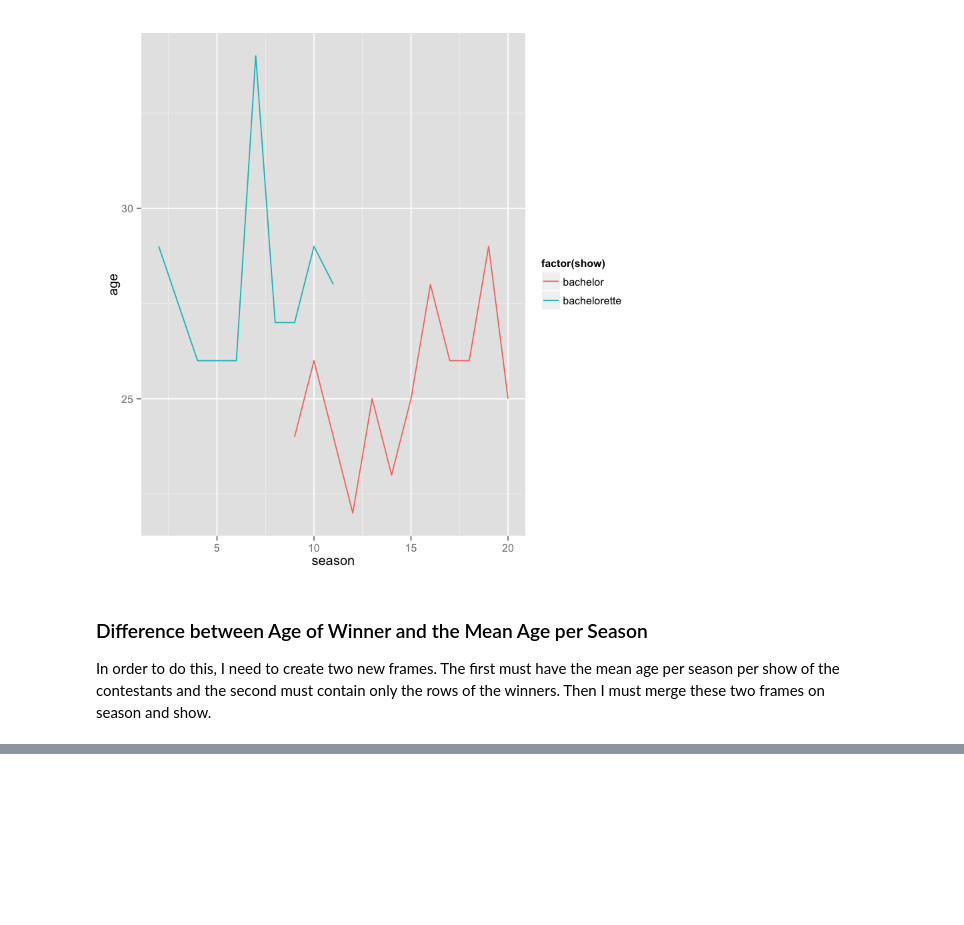
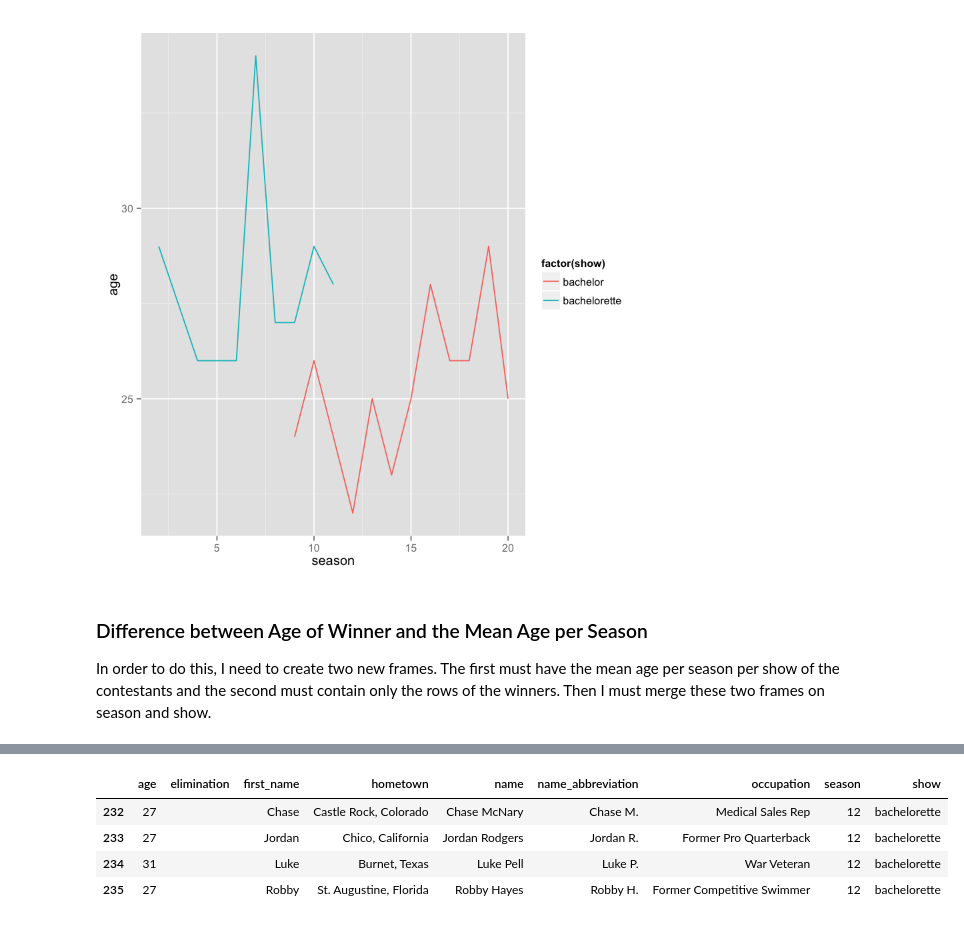
Before and after one commit to jcbain/bach_cast, a Jupyter notebook: descriptive_stats.ipynb, the cells around one changed output, grey strips where cells are left out. Cells and saved outputs as stored; diff of their text form; code cells hidden in the pictures; blank space fills up the shorter version.

```diff
--- a/descriptive_stats.ipynb
+++ b/descriptive_stats.ipynb
@@ -164,0 +187,8 @@ total %>%
+# %%
+bachelorette[bachelorette$elimination=="",]
+# %% [output]
+|  | age | elimination | first_name | hometown | name | name_abbreviation | occupation | season | show |
+| 232 | 27 |  | Chase | Castle Rock, Colorado | Chase McNary | Chase M. | Medical Sales Rep | 12 | bachelorette |
+| 233 | 27 |  | Jordan | Chico, California | Jordan Rodgers | Jordan R. | Former Pro Quarterback | 12 | bachelorette |
+| 234 | 31 |  | Luke | Burnet, Texas | Luke Pell | Luke P. | War Veteran | 12 | bachelorette |
+| 235 | 27 |  | Robby | St. Augustine, Florida | Robby Hayes | Robby H. | Former Competitive Swimmer | 12 | bachelorette |
```
Also changed, not shown: parts of 8 cells of this notebook, 3 other files.
